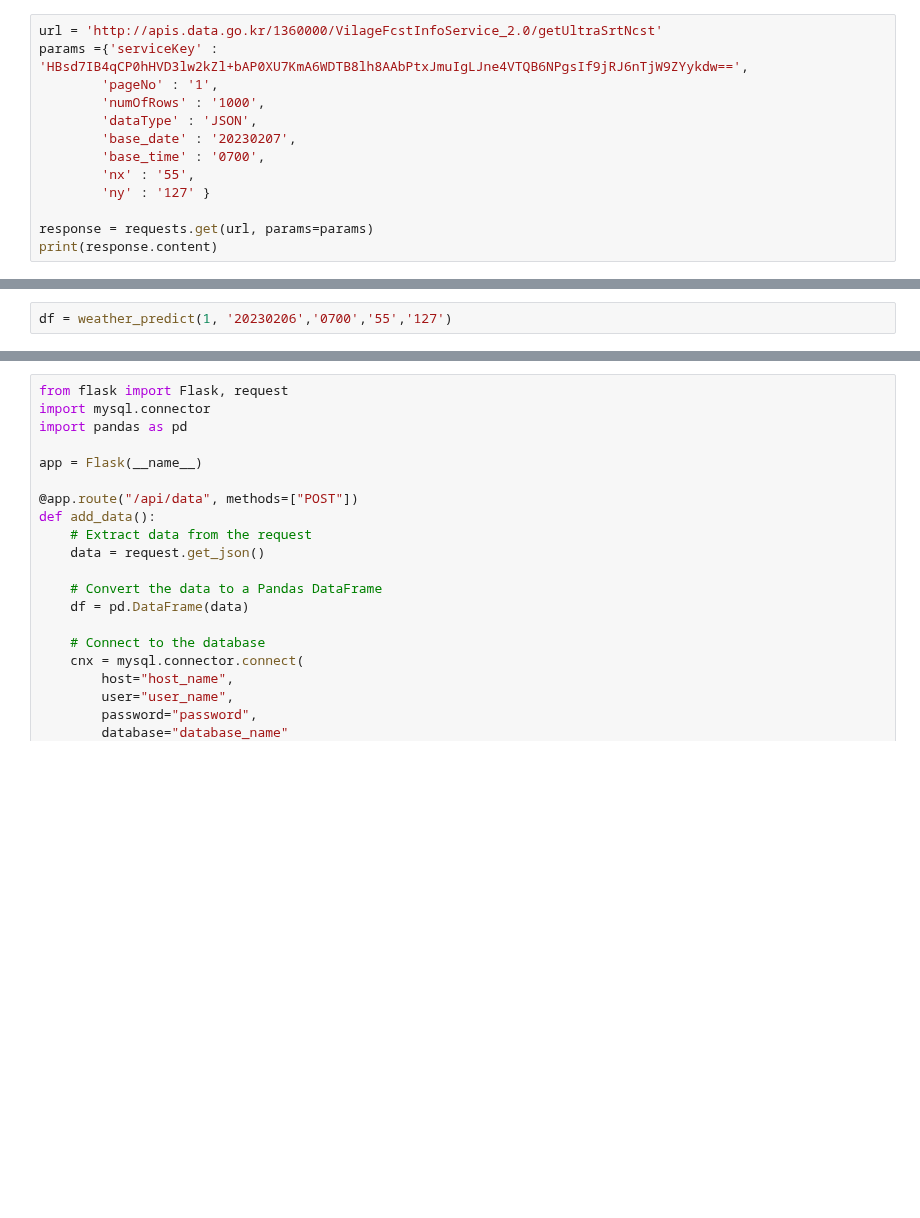
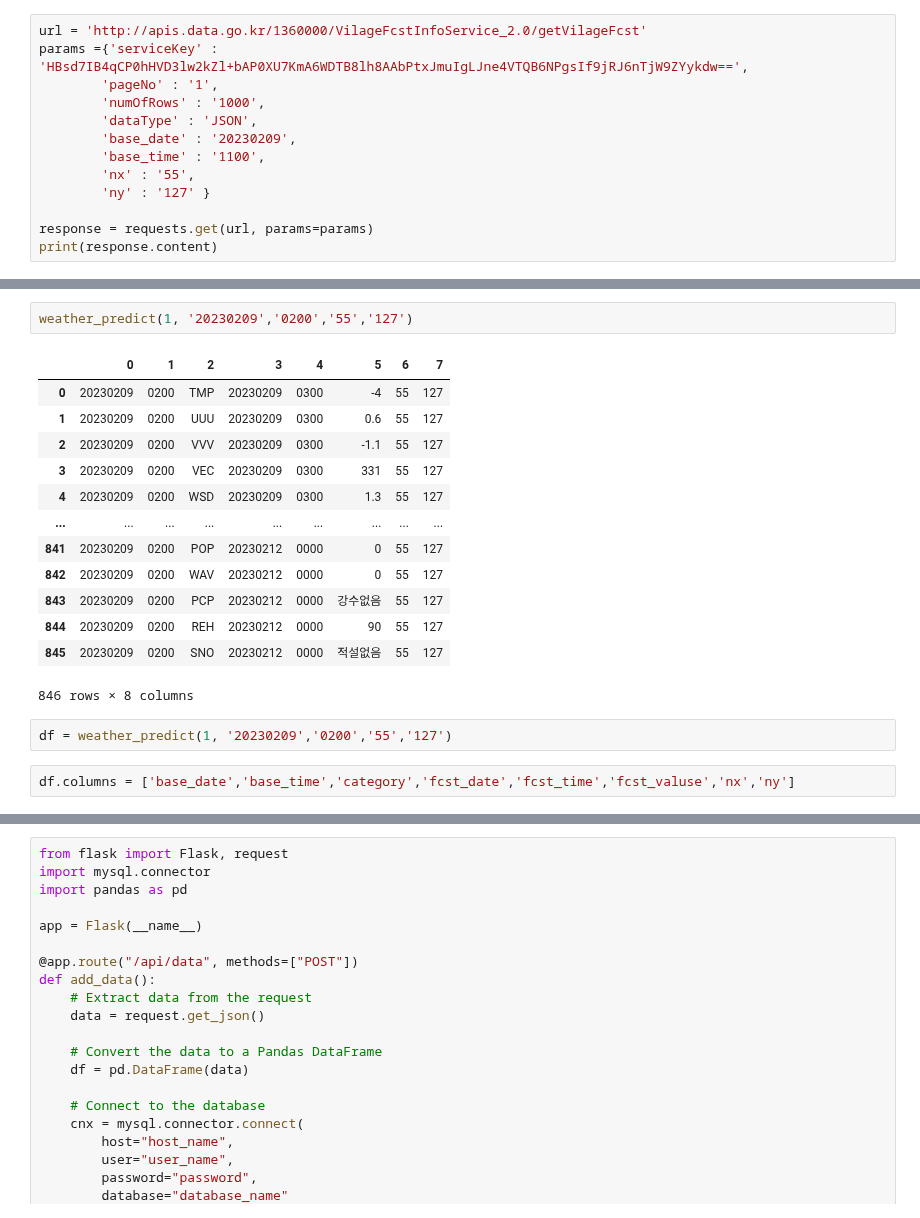
Before and after one commit to Jjineeq/Capstone_Design, a Jupyter notebook: weather_prediction_api copy.ipynb, the cells around one changed output, grey strips where cells are left out. Saved outputs shown, nothing was run; the diff lists cells and outputs as text; blank space fills up the shorter version.

```diff
--- a/weather_prediction_api copy.ipynb
+++ b/weather_prediction_api copy.ipynb
@@ -6,11 +14,11 @@ import json
 # %%
-url = 'http://apis.data.go.kr/1360000/VilageFcstInfoService_2.0/getUltraSrtNcst'
+url = 'http://apis.data.go.kr/1360000/VilageFcstInfoService_2.0/getVilageFcst'
 params ={'serviceKey' : 'HBsd7IB4qCP0hHVD3lw2kZl+bAP0XU7KmA6WDTB8lh8AAbPtxJmuIgLJne4VTQB6NPgsIf9jRJ6nTjW9ZYykdw==',
         'pageNo' : '1',
         'numOfRows' : '1000',
         'dataType' : 'JSON',
-        'base_date' : '20230207',
-        'base_time' : '0700',
+        'base_date' : '20230209',
+        'base_time' : '1100',
         'nx' : '55',
         'ny' : '127' }
 
@@ -42,2 +87,20 @@ def weather_predict(page, base_date, base_time, nx, ny):
+# %%
+weather_predict(1, '20230209','0200','55','127')
+# %% [output]
+|  | 0 | 1 | 2 | 3 | 4 | 5 | 6 | 7 |
+| 0 | 20230209 | 0200 | TMP | 20230209 | 0300 | -4 | 55 | 127 |
+| 1 | 20230209 | 0200 | UUU | 20230209 | 0300 | 0.6 | 55 | 127 |
+| 2 | 20230209 | 0200 | VVV | 20230209 | 0300 | -1.1 | 55 | 127 |
+| 3 | 20230209 | 0200 | VEC | 20230209 | 0300 | 331 | 55 | 127 |
+| 4 | 20230209 | 0200 | WSD | 20230209 | 0300 | 1.3 | 55 | 127 |
+| ... | ... | ... | ... | ... | ... | ... | ... | ... |
+| 841 | 20230209 | 0200 | POP | 20230212 | 0000 | 0 | 55 | 127 |
+| 842 | 20230209 | 0200 | WAV | 20230212 | 0000 | 0 | 55 | 127 |
+| 843 | 20230209 | 0200 | PCP | 20230212 | 0000 | 강수없음 | 55 | 127 |
+| 844 | 20230209 | 0200 | REH | 20230212 | 0000 | 90 | 55 | 127 |
+| 845 | 20230209 | 0200 | SNO | 20230212 | 0000 | 적설없음 | 55 | 127 |
+846 rows × 8 columns
 # %%
-df = weather_predict(1, '20230206','0700','55','127')
+df = weather_predict(1, '20230209','0200','55','127')
+# %%
+df.columns = ['base_date','base_time','category','fcst_date','fcst_time','fcst_valuse','nx','ny']
```
Also changed, not shown: parts of 15 cells of this notebook, 1 other file.
